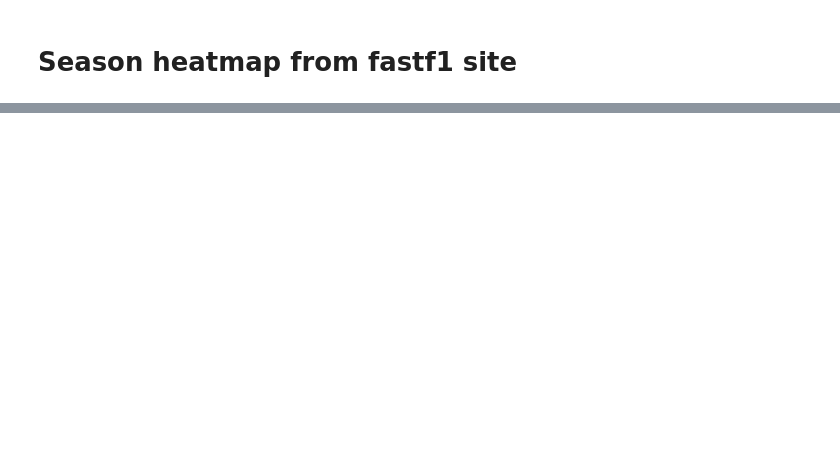
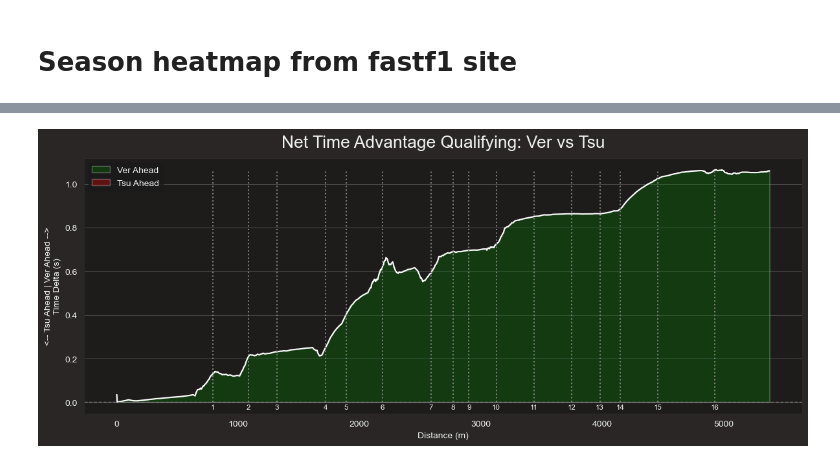
Before and after one commit to elijahmccauley/f1_tire_deg, a Jupyter notebook: f1_data_twitter.ipynb, the cells around one changed output, grey strips where cells are left out. Cells and saved outputs as stored; diff of their text form; code cells hidden in the pictures; blank space fills up the shorter version.

```diff
--- a/f1_data_twitter.ipynb
+++ b/f1_data_twitter.ipynb
@@ -347,0 +535,29 @@ show(fig)
+# %%
+def calculate_time_delta(telemetry_driver_1, telemetry_driver_2):
+    """
+    Calculates the cumulative time difference (net advantage) over a lap.
+    """
+    # 1. Determine the maximum distance (use the shorter lap to avoid extrapolation errors)
+    max_dist = min(telemetry_driver_1['Distance'].max(), telemetry_driver_2['Distance'].max())
+
+    # 2. Create the common grid (0 to max_dist)
+    common_distance = np.arange(0, max_dist, 1)
+
+    # 3. CONVERSION STEP: Convert 'Time' to total seconds (floats)
+    # We use .dt.total_seconds() for this
+    t1_seconds = telemetry_driver_1['Time'].dt.total_seconds()
+    t2_seconds = telemetry_driver_2['Time'].dt.total_seconds()
+
+    # 4. Interpolate Time onto the common distance grid
+    time_1_resampled = np.interp(common_distance, telemetry_driver_1['Distance'], t1_seconds)
+    time_2_resampled = np.interp(common_distance, telemetry_driver_2['Distance'], t2_seconds)
+
+    # 5. Calculate the Delta
+    # If Result is POSITIVE (+): Driver 1 is slower (Time is higher)
+    # If Result is NEGATIVE (-): Driver 1 is faster (Time is lower)
+    time_delta = time_1_resampled - time_2_resampled
+
+    return pd.DataFrame({
+        'Distance': common_distance,
+        'Time_Delta': time_delta
+    })
@@ -347,0 +603,10 @@ show(fig)
+# %%
+ver_fastest = q.laps.pick_drivers('Ver').pick_fastest()
+ver_fastest = ver_fastest.get_car_data().add_distance()
+tsu_fastest = q.laps.pick_drivers('Tsu').pick_fastest()
+tsu_fastest = tsu_fastest.get_car_data().add_distance()
+
+delta_data = calculate_time_delta(ver_fastest, tsu_fastest)
+plot_time_delta(delta_data, driver1_name='Ver', driver2_name='Tsu')
+# %% [output]
+[figure, added]
```
Also changed, not shown: parts of 13 cells of this notebook, 6 other files.
